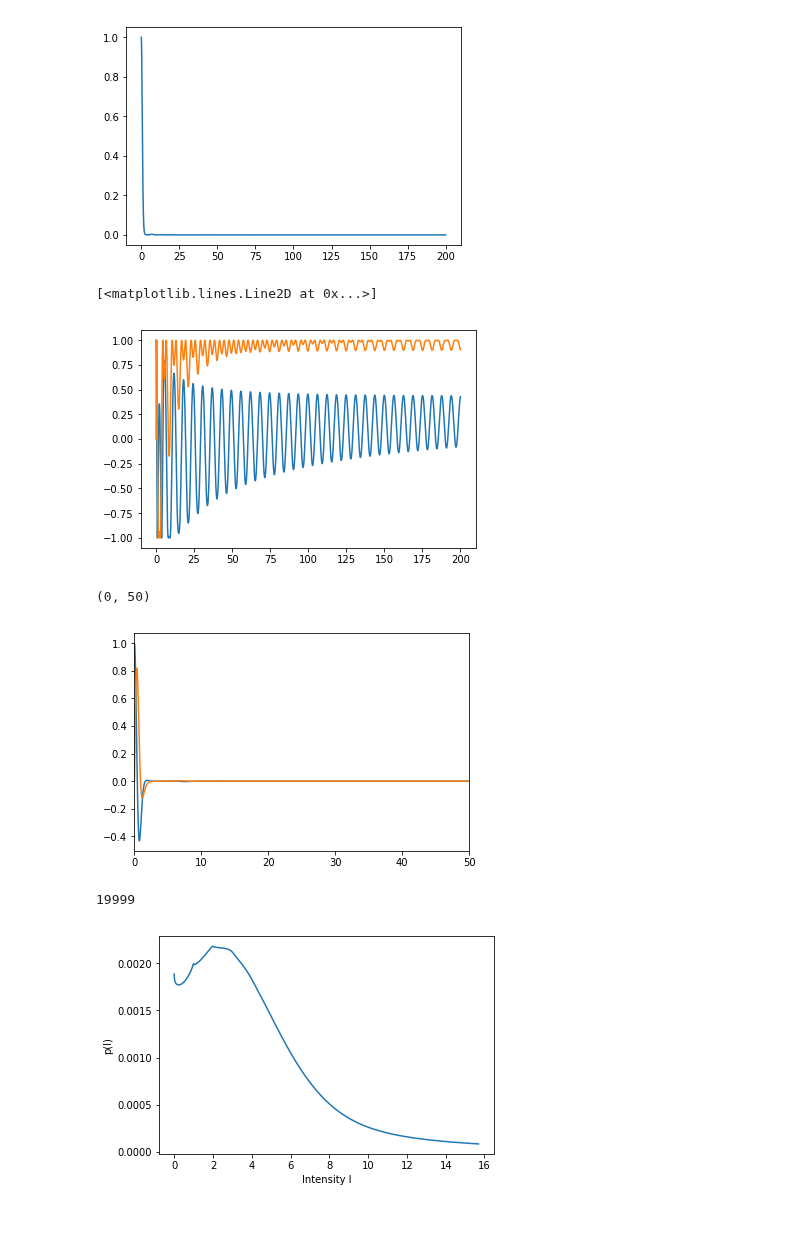
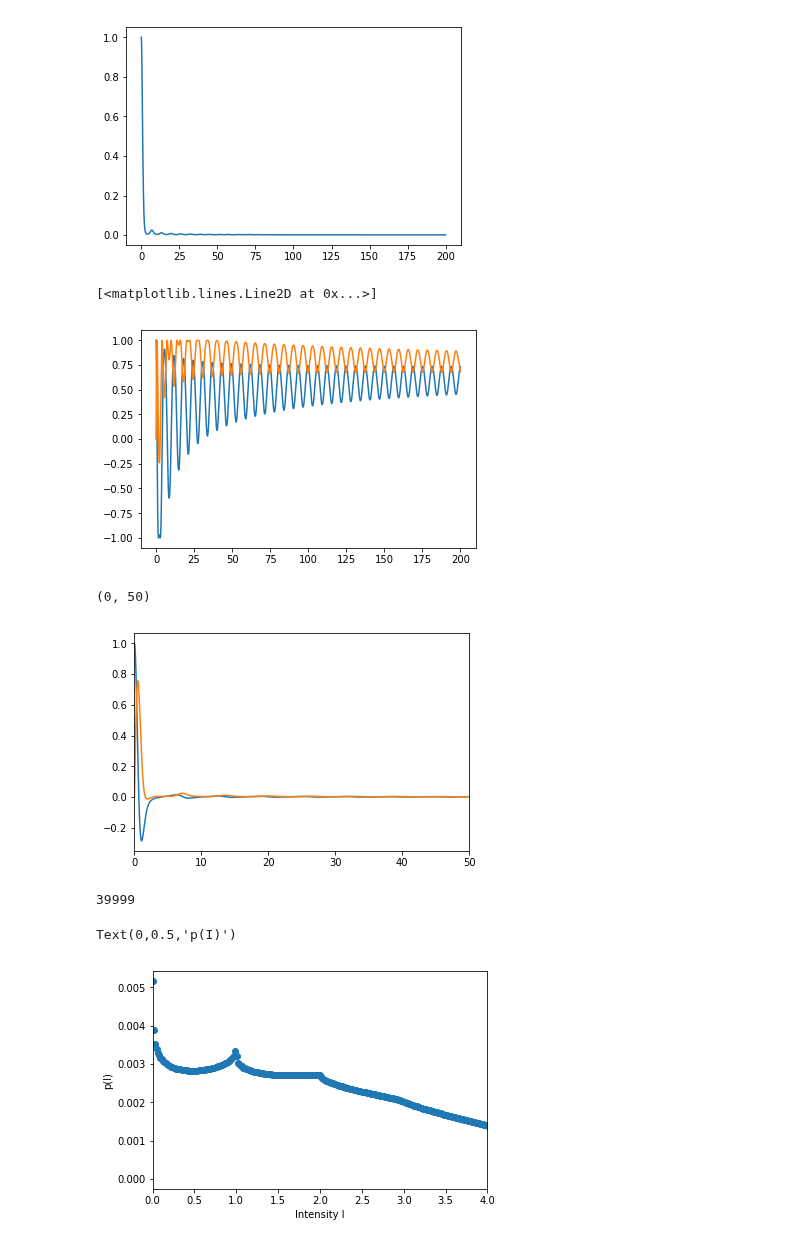
Before and after one commit to hstrey/FCS-simulations, a Jupyter notebook: FCS intensity distribution correct.ipynb, the cells around one changed output. Cells and saved outputs as stored; diff of their text form; code cells hidden in the pictures.

```diff
--- a/FCS intensity distribution correct.ipynb
+++ b/FCS intensity distribution correct.ipynb
@@ -12,7 +12,7 @@ def f2(y,k,phi0):
     return np.sin(y*k*phi0)/y/np.sqrt(-np.log(y))
 # %%
 k_limit = 200
-steps = 10000
+steps = 20000
 k = np.linspace(0,k_limit,steps)
 d = k_limit/steps
 # %%
@@ -36,7 +36,7 @@ plt.plot(k,f2k)
 [<matplotlib.lines.Line2D at 0x...>]
 [figure]
 # %%
-prefactor = 3/np.sqrt(2)
+prefactor = 2.0/np.sqrt(2)
 er = np.exp(prefactor*f1k)
 ei1 = np.cos(prefactor*f2k)
 ei2 = np.sin(prefactor*f2k)
@@ -49,30 +49,31 @@ plt.plot(k,ei1)
 plt.plot(k,ei2)
 # %% [output]
 [<matplotlib.lines.Line2D at 0x...>]
-[figure, old version]
+[figure, new version]
 # %%
 plt.plot(k,er*ei1)
 plt.plot(k,er*ei2)
 plt.xlim((0,50))
 # %% [output]
 (0, 50)
-[figure, old version]
+[figure, new version]
 # %%
 # need to find the proper way of doing an fft
 freq = np.fft.fftfreq(2*steps-1,d)*2*np.pi
 fc1 = er*ei1+1j*er*ei2
 fc2 = er*ei1-1j*er*ei2
 fc2 = np.conj(fc2[::-1])
 fc = np.concatenate((fc1,fc2[1:]))
 cf_fft = np.fft.ifft(fc)
 print(cf_fft.size)
-disp = 1000
-plt.plot(freq[:disp],abs(cf_fft[:disp]))
-#plt.xlim((0,10000))
-#plt.ylim((-.2,.2))
+disp = 5000
+plt.plot(freq[:disp],abs(cf_fft[:disp]),"o")
+plt.xlim((0,4))
+#plt.ylim((1e-4,.2))
 plt.xlabel("Intensity I")
 plt.ylabel("p(I)")
-plt.savefig("pIanalytic3.png",format='png',dpi=300,bbox_inches='tight',facecolor="white",backgroundcolor="white")
+#plt.savefig("pIanalytic12.png",format='png',dpi=300,bbox_inches='tight',facecolor="white",backgroundcolor="white")
 # %% [output]
-19999
+39999
+Text(0,0.5,'p(I)')
-[figure, old version]
+[figure, new version]
```
Also changed, not shown: parts of 2 cells of this notebook, 1 other file.
